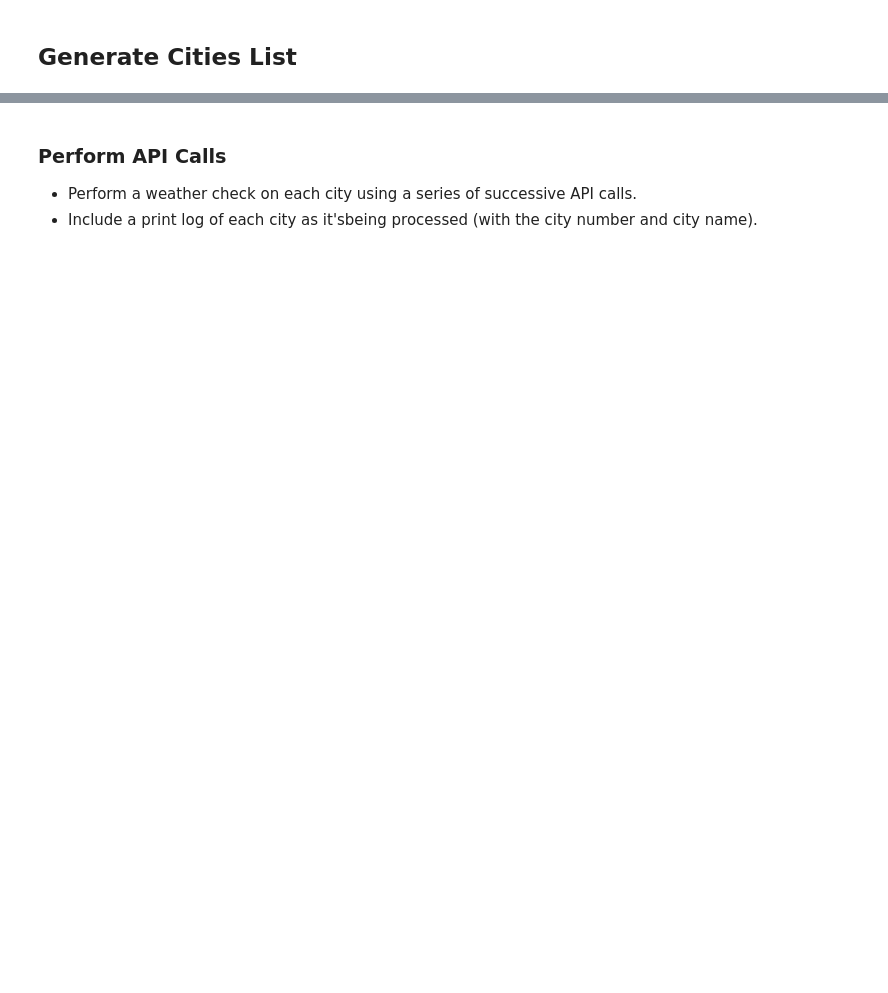
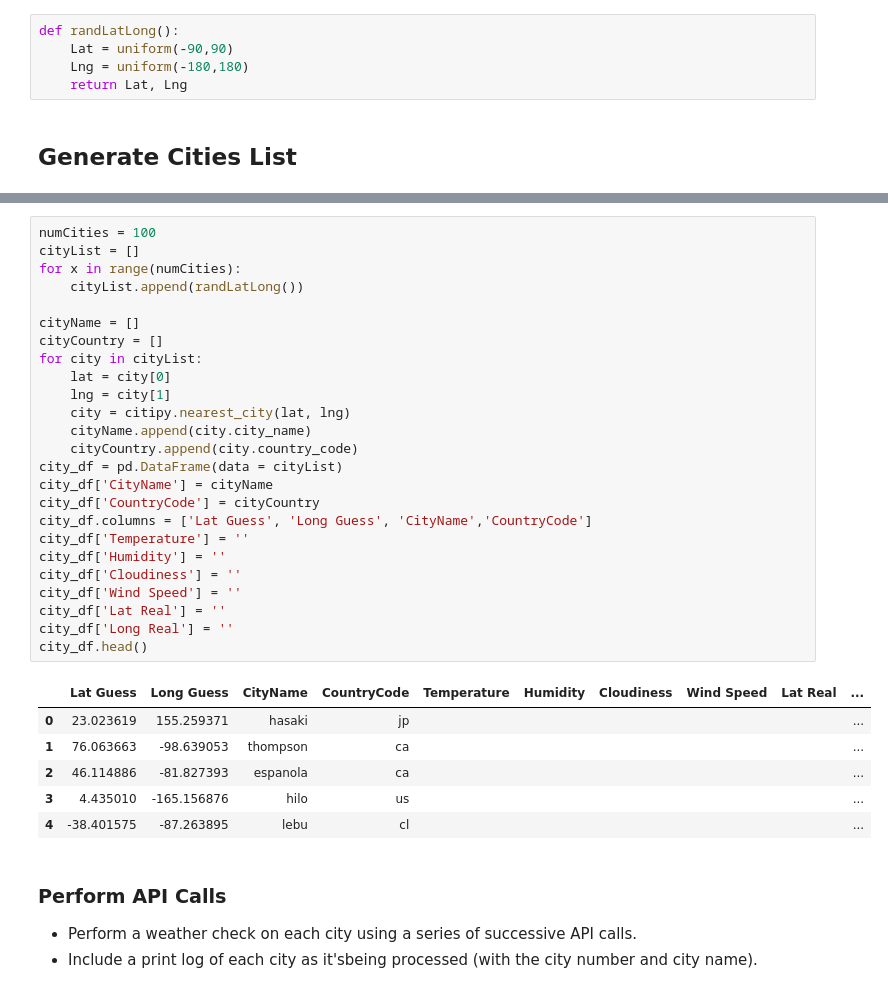
Before and after one commit to BananasFoster623/python-api-challenge, a Jupyter notebook: WeatherPy/WeatherPy.ipynb, the cells around one changed output, grey strips where cells are left out. Cells and saved outputs as stored; diff of their text form; blank space fills up the shorter version.

```diff
--- a/WeatherPy/WeatherPy.ipynb
+++ b/WeatherPy/WeatherPy.ipynb
@@ -18,2 +22,7 @@ from api_keys import (weather_api_key, g_key)
+# %%
+def randLatLong():
+    Lat = uniform(-90,90)
+    Lng = uniform(-180,180)
+    return Lat, Lng
 # %% [markdown]
 ## Generate Cities List
@@ -23,3 +29,35 @@ from api_keys import (weather_api_key, g_key)
+# %%
+numCities = 100
+cityList = []
+for x in range(numCities):
+    cityList.append(randLatLong())
+
+cityName = []
+cityCountry = []
+for city in cityList:
+    lat = city[0]
+    lng = city[1]
+    city = citipy.nearest_city(lat, lng)
+    cityName.append(city.city_name)
+    cityCountry.append(city.country_code)
+city_df = pd.DataFrame(data = cityList)
+city_df['CityName'] = cityName
+city_df['CountryCode'] = cityCountry
+city_df.columns = ['Lat Guess', 'Long Guess', 'CityName','CountryCode']
+city_df['Temperature'] = ''
+city_df['Humidity'] = ''
+city_df['Cloudiness'] = ''
+city_df['Wind Speed'] = ''
+city_df['Lat Real'] = ''
+city_df['Long Real'] = ''
+city_df.head()
+# %% [output]
+|  | Lat Guess | Long Guess | CityName | CountryCode | Temperature | Humidity | Cloudiness | Wind Speed | Lat Real | ... |
+| 0 | 23.023619 | 155.259371 | hasaki | jp |  |  |  |  |  | ... |
+| 1 | 76.063663 | -98.639053 | thompson | ca |  |  |  |  |  | ... |
+| 2 | 46.114886 | -81.827393 | espanola | ca |  |  |  |  |  | ... |
+| 3 | 4.435010 | -165.156876 | hilo | us |  |  |  |  |  | ... |
+| 4 | -38.401575 | -87.263895 | lebu | cl |  |  |  |  |  | ... |
 # %% [markdown]
 ### Perform API Calls
 * Perform a weather check on each city using a series of successive API calls.
```
Also changed, not shown: parts of 8 cells of this notebook.
